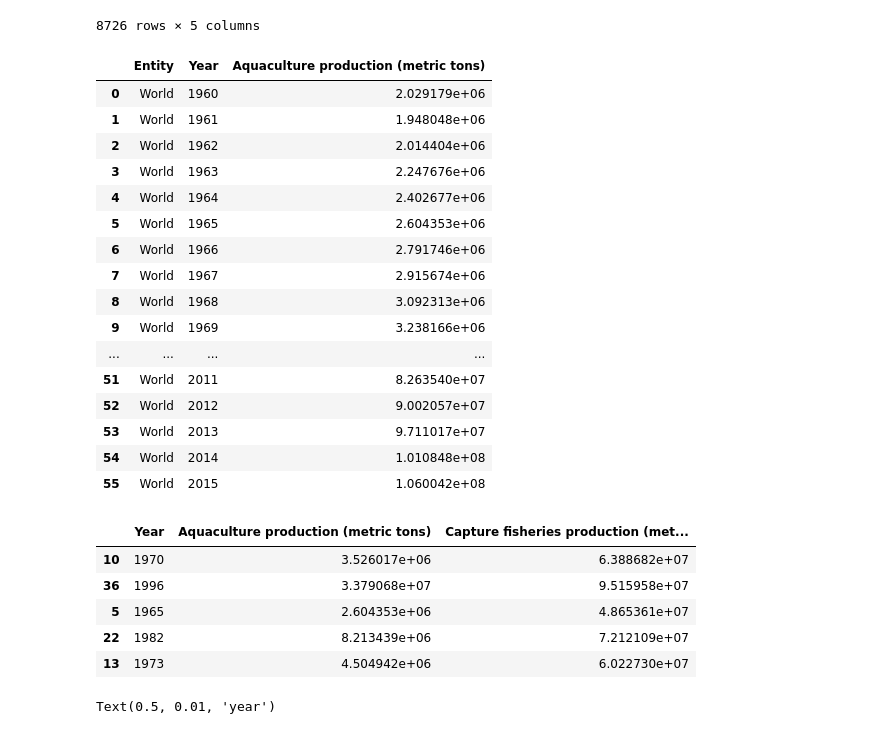
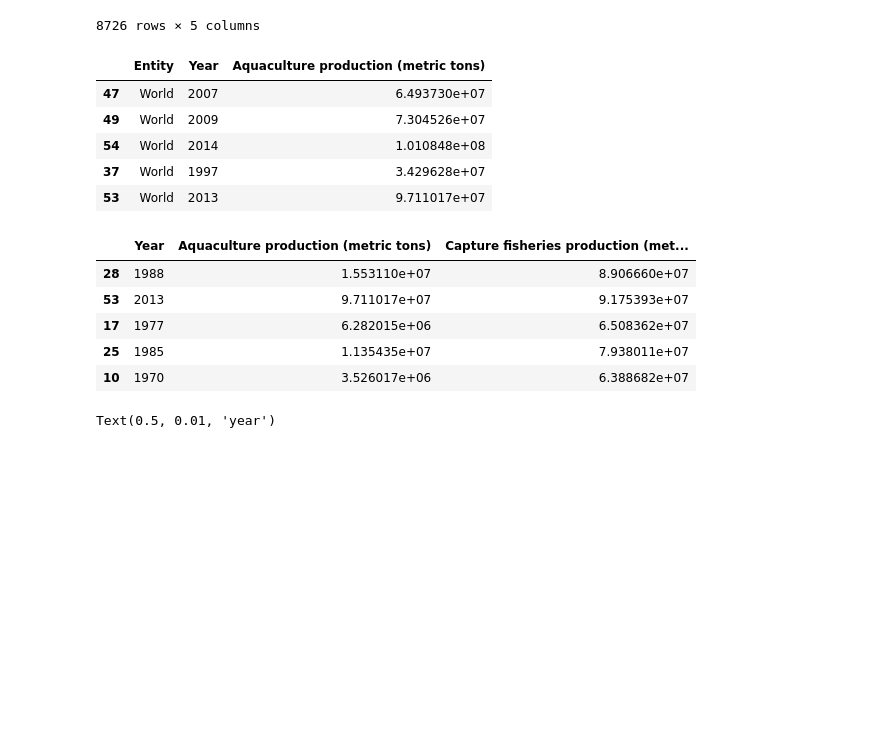
Before and after one commit to Liupinhan/Practice, a Jupyter notebook: Copy_of_Python_Groupwork.ipynb, the cells around one changed output. Cells and saved outputs as stored; diff of their text form; code cells hidden in the pictures; blank space fills up the shorter version.

```diff
--- a/Copy_of_Python_Groupwork.ipynb
+++ b/Copy_of_Python_Groupwork.ipynb
@@ -59,37 +59,25 @@ Capture.dropna()
 8726 rows × 5 columns
 # %%
 Cmask = Capture['Entity'].str.contains('World')
-Capture[Cmask].dropna().groupby(['Entity','Year'],as_index = False)[['Aquaculture production (metric tons)']].sum()
+Capture[Cmask].dropna().groupby(['Entity','Year'],as_index = False)[['Aquaculture production (metric tons)']].sum().sample(5)
 # %% [output]
 |  | Entity | Year | Aquaculture production (metric tons) |
-| 0 | World | 1960 | 2.029179e+06 |
-| 1 | World | 1961 | 1.948048e+06 |
-| 2 | World | 1962 | 2.014404e+06 |
-| 3 | World | 1963 | 2.247676e+06 |
-| 4 | World | 1964 | 2.402677e+06 |
-| 5 | World | 1965 | 2.604353e+06 |
-| 6 | World | 1966 | 2.791746e+06 |
-| 7 | World | 1967 | 2.915674e+06 |
-| 8 | World | 1968 | 3.092313e+06 |
-| 9 | World | 1969 | 3.238166e+06 |
-| ... | ... | ... | ... |
-| 51 | World | 2011 | 8.263540e+07 |
-| 52 | World | 2012 | 9.002057e+07 |
+| 47 | World | 2007 | 6.493730e+07 |
+| 49 | World | 2009 | 7.304526e+07 |
+| 54 | World | 2014 | 1.010848e+08 |
+| 37 | World | 1997 | 3.429628e+07 |
 | 53 | World | 2013 | 9.711017e+07 |
-| 54 | World | 2014 | 1.010848e+08 |
-| 55 | World | 2015 | 1.060042e+08 |
 # %%
 #only focusing on year
 Cap = Capture[Cmask].dropna().groupby(['Year',],as_index = False)[['Aquaculture production (metric tons)','Capture fisheries production (metric tons)']].sum()
-Sim = lambda x :'{:.2f}'.format(x)
 Cap.sample(5)
 # %% [output]
 |  | Year | Aquaculture production (metric tons) | Capture fisheries production (met... |
+| 28 | 1988 | 1.553110e+07 | 8.906660e+07 |
+| 53 | 2013 | 9.711017e+07 | 9.175393e+07 |
+| 17 | 1977 | 6.282015e+06 | 6.508362e+07 |
+| 25 | 1985 | 1.135435e+07 | 7.938011e+07 |
 | 10 | 1970 | 3.526017e+06 | 6.388682e+07 |
-| 36 | 1996 | 3.379068e+07 | 9.515958e+07 |
-| 5 | 1965 | 2.604353e+06 | 4.865361e+07 |
-| 22 | 1982 | 8.213439e+06 | 7.212109e+07 |
-| 13 | 1973 | 4.504942e+06 | 6.022730e+07 |
 # %%
 #visualize the data and track it by year
 #conclusion: After 2010, people start realizing the importance of protect fishes and start reducing the capture activities
```
Also changed, not shown: parts of 1 cell of this notebook.
